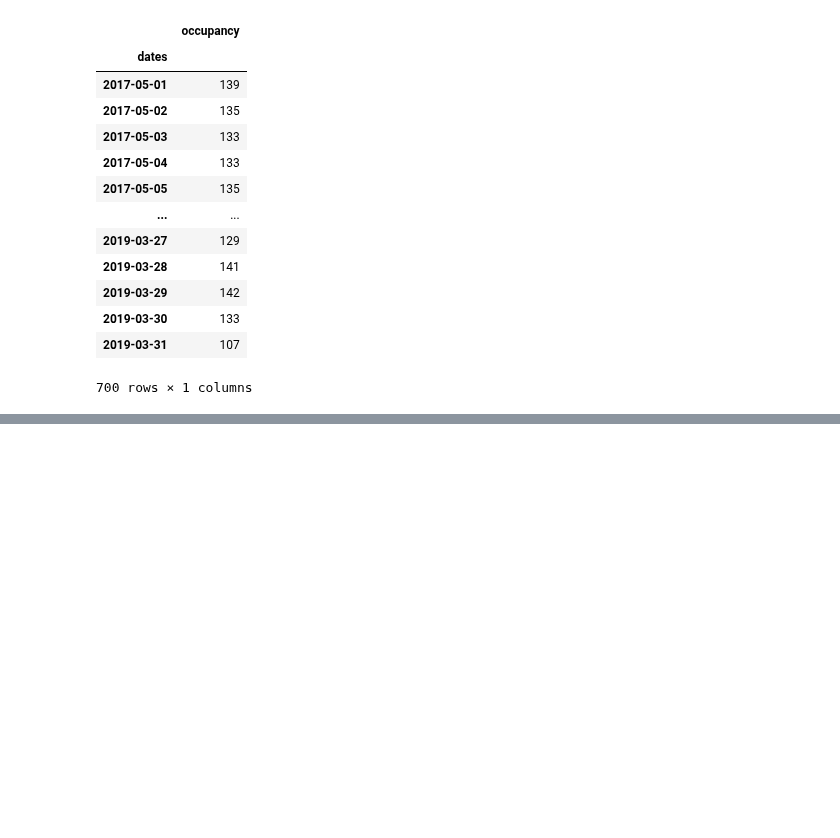
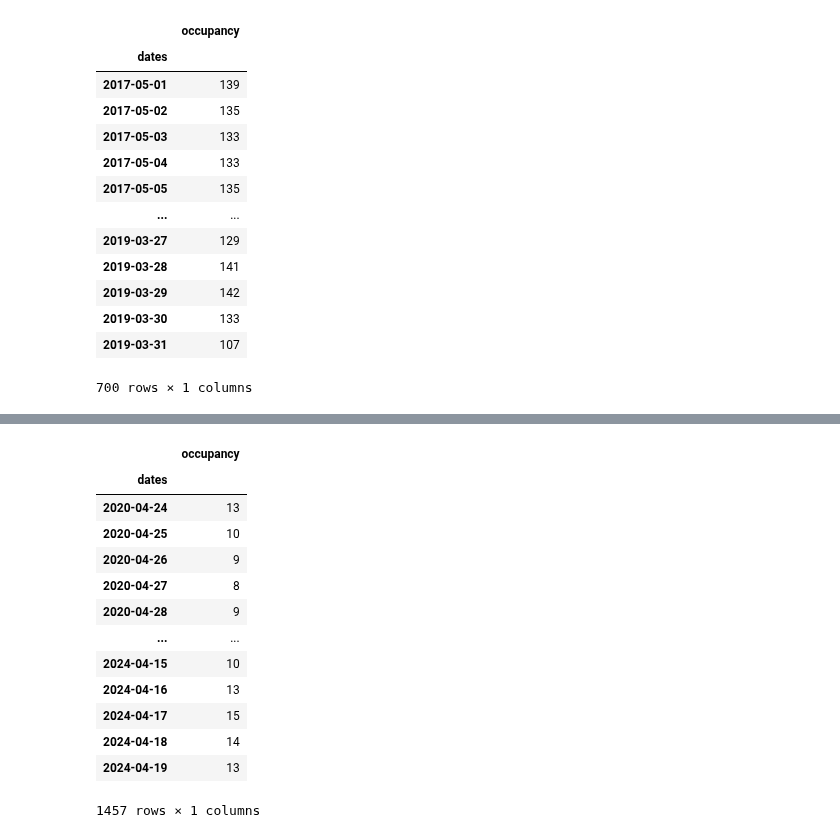
Before and after one commit to aaronbittel/intelligent-planning-of-care-staff, a Jupyter notebook: models/sarima/sarima_analysis.ipynb, the cells around one changed output, grey strips where cells are left out. Drawn from its saved outputs; the diff is of its cells as text; code cells hidden in the pictures; blank space fills up the shorter version.

```diff
--- a/models/sarima/sarima_analysis.ipynb
+++ b/models/sarima/sarima_analysis.ipynb
@@ -243,0 +501,24 @@ import numpy as np
+# %%
+# In the following the created model is being tested to ensure no overfitting has been done
+# using public available data of critical care units
+def parser(s):
+    return datetime.strptime(s, '%Y-%m-%d')
+
+df_landkreis = pd.read_csv('../../output/landkreise/09777.csv', usecols=['dates', 'occupancy'], index_col=0, parse_dates=[0])
+df_landkreis.index.freq = 'D'
+df_landkreis
+# %% [output]
+|  | occupancy |
+| dates |  |
+| 2020-04-24 | 13 |
+| 2020-04-25 | 10 |
+| 2020-04-26 | 9 |
+| 2020-04-27 | 8 |
+| 2020-04-28 | 9 |
+| ... | ... |
+| 2024-04-15 | 10 |
+| 2024-04-16 | 13 |
+| 2024-04-17 | 15 |
+| 2024-04-18 | 14 |
+| 2024-04-19 | 13 |
+1457 rows × 1 columns
```
Also changed, not shown: parts of 50 cells of this notebook, 3 other files.
